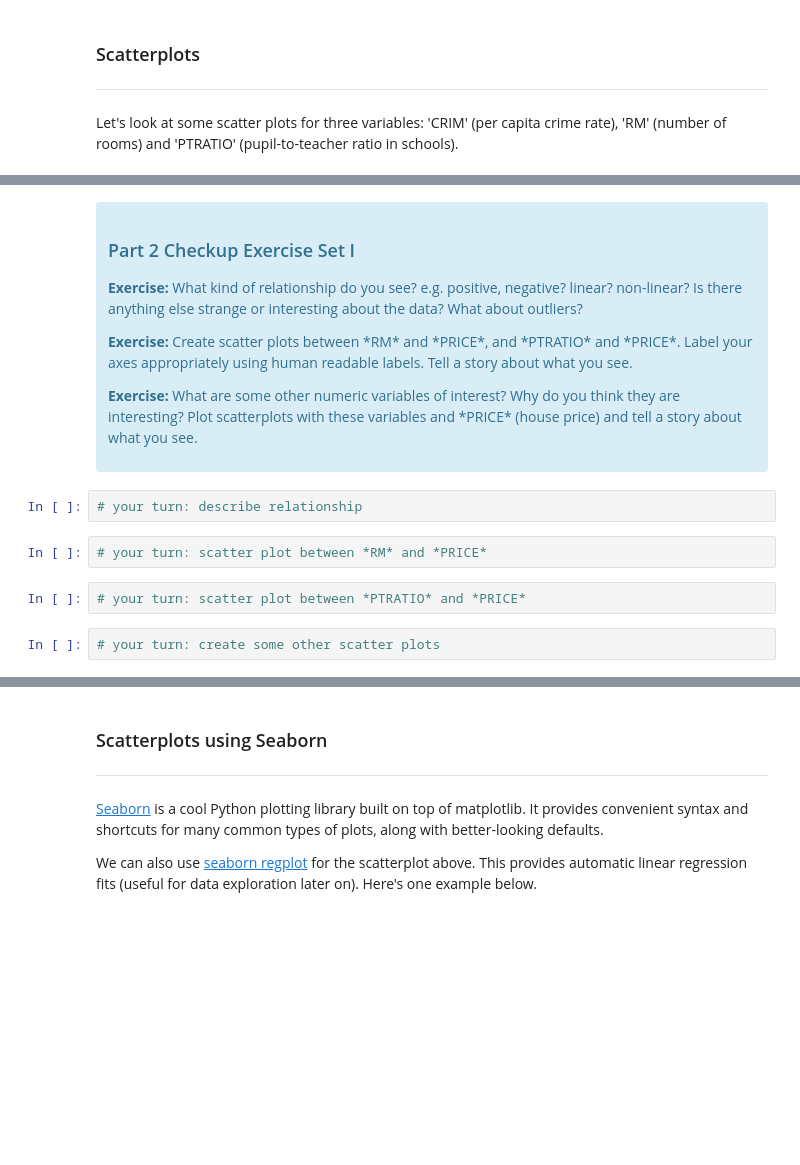
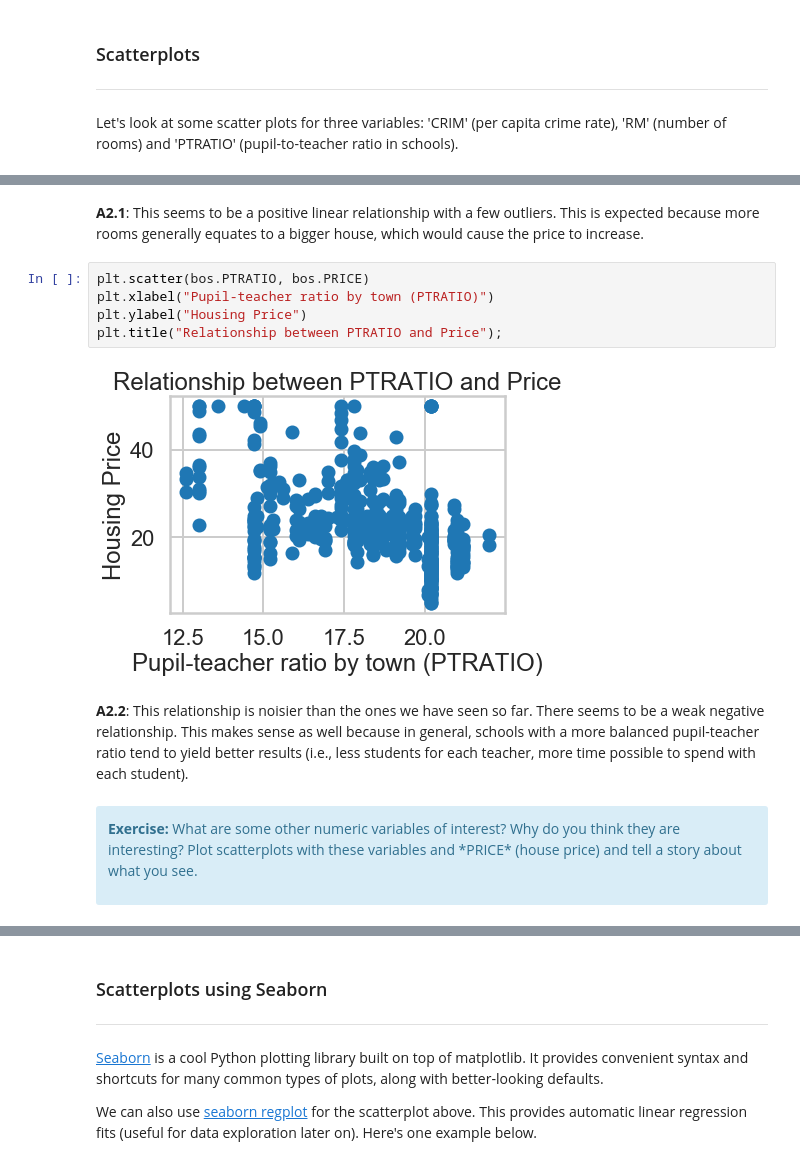
Before and after one commit to jennyrhee/springboard, a Jupyter notebook: linear_regression/linear-regression.ipynb, the cells around one changed output, grey strips where cells are left out. Saved outputs shown, nothing was run; the diff lists cells and outputs as text; blank space fills up the shorter version.

Commit message:
Completed linear regression mini project

```diff
--- a/linear_regression/linear-regression.ipynb
+++ b/linear_regression/linear-regression.ipynb
@@ -207,20 +285,15 @@ plt.title("Relationship between CRIM and Price")
+# %% [markdown]
+**A2.1**: This seems to be a positive linear relationship with a few outliers. This is expected because more rooms generally equates to a bigger house, which would cause the price to increase.
+# %%
+plt.scatter(bos.PTRATIO, bos.PRICE)
+plt.xlabel("Pupil-teacher ratio by town (PTRATIO)")
+plt.ylabel("Housing Price")
+plt.title("Relationship between PTRATIO and Price");
+# %% [output]
+[figure, added]
+# %% [markdown]
+**A2.2**: This relationship is noisier than the ones we have seen so far. There seems to be a weak negative relationship. This makes sense as well because in general, schools with a more balanced pupil-teacher ratio tend to yield better results (i.e., less students for each teacher, more time possible to spend with each student).
 # %% [markdown]
 <div class="span5 alert alert-info">
-<h3>Part 2 Checkup Exercise Set I</h3>
-
-<p><b>Exercise:</b> What kind of relationship do you see? e.g. positive, negative?  linear? non-linear? Is there anything else strange or interesting about the data? What about outliers?</p>
-
-
-<p><b>Exercise:</b> Create scatter plots between *RM* and *PRICE*, and *PTRATIO* and *PRICE*. Label your axes appropriately using human readable labels. Tell a story about what you see.</p>
-
 <p><b>Exercise:</b> What are some other numeric variables of interest? Why do you think they are interesting? Plot scatterplots with these variables and *PRICE* (house price) and tell a story about what you see.</p>
-
 </div>
-# %%
-# your turn: describe relationship
-# %%
-# your turn: scatter plot between *RM* and *PRICE*
-# %%
-# your turn: scatter plot between *PTRATIO* and *PRICE*
-# %%
-# your turn: create some other scatter plots
```
Also changed, not shown: parts of 105 cells of this notebook.
